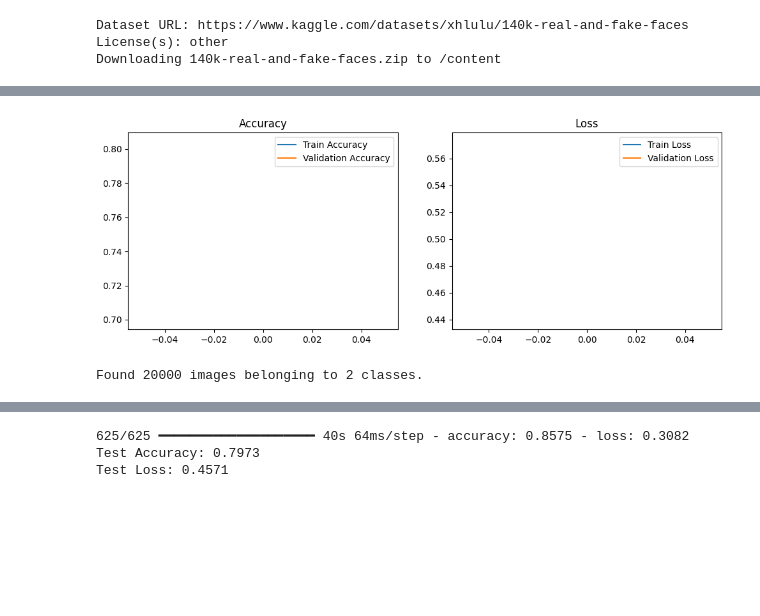
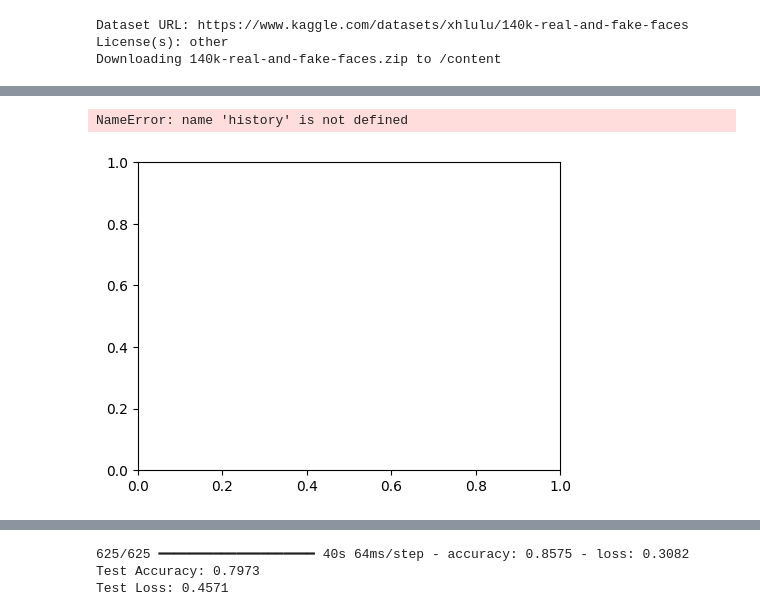
Before and after one commit to ojusgoel/Deepfake_FaceDetection_CNN, a Jupyter notebook: DeepFake_FaceDetection.ipynb, the cells around one changed output, grey strips where cells are left out. Drawn from its saved outputs; the diff is of its cells as text; code cells hidden in the pictures; blank space fills up the shorter version.

```diff
--- a/DeepFake_FaceDetection.ipynb
+++ b/DeepFake_FaceDetection.ipynb
@@ -339,3 +116,0 @@ history = model.fit(
-# %%
-val_loss, val_acc = model.evaluate(val_generator)
-print(f"Validation Accuracy: {val_acc:.2f}")
@@ -344,0 +198,20 @@ Validation Accuracy: 0.80
+# %%
+# Define device (GPU if available)
+device = torch.device("cuda" if torch.cuda.is_available() else "cpu")
+
+# Initialize the model and move to device
+model = CNNModel().to(device)
+
+# Define Loss Function and Optimizer
+criterion = nn.BCELoss()  # Binary Cross Entropy for binary classification
+optimizer = optim.Adam(model.parameters(), lr=0.001)
+# %%
+for images, labels in train_generator:
+    images = images.permute(0, 3, 1, 2)  # Convert (batch, height, width, channels) -> (batch, channels, height, width)
+    images, labels = images.to(device), labels.float().to(device)
+
+    optimizer.zero_grad()
+    outputs = model(images).squeeze()
+    loss = criterion(outputs, labels)
+    loss.backward()
+    optimizer.step()
@@ -345,21 +284,25 @@ Validation Accuracy: 0.80
 # %%
-import matplotlib.pyplot as plt
-
-# Plot accuracy & loss
 plt.figure(figsize=(12, 4))
 
+# Plot Accuracy
 plt.subplot(1, 2, 1)
-plt.plot(history.history['accuracy'], label='Train Accuracy')
-plt.plot(history.history['val_accuracy'], label='Validation Accuracy')
+plt.plot(train_accuracies, label='Train Accuracy')
+plt.plot(val_accuracies, label='Validation Accuracy')
+plt.xlabel('Epoch')
+plt.ylabel('Accuracy (%)')
 plt.legend()
-plt.title("Accuracy")
+plt.title("Training & Validation Accuracy")
 
+# Plot Loss
 plt.subplot(1, 2, 2)
-plt.plot(history.history['loss'], label='Train Loss')
-plt.plot(history.history['val_loss'], label='Validation Loss')
+plt.plot(train_losses, label='Train Loss')
+plt.plot(val_losses, label='Validation Loss')
+plt.xlabel('Epoch')
+plt.ylabel('Loss')
 plt.legend()
-plt.title("Loss")
+plt.title("Training & Validation Loss")
 
 plt.show()
 # %% [output]
+NameError: name 'history' is not defined
-[figure, old version]
+[figure, new version]
@@ -368,14 +308,0 @@ model.save("deepfake_detector.keras")
-# %%
-# Define ImageDataGenerator for Test Data
-test_datagen = ImageDataGenerator(rescale=1.0/255)  # Only rescale, no augmentation
-TEST_DATASET_PATH = "/content/real_vs_fake/real-vs-fake/test"
-# Load test dataset
-test_generator = test_datagen.flow_from_directory(
-    TEST_DATASET_PATH,  # Define the path where test images are stored
-    target_size=(IMG_SIZE, IMG_SIZE),
-    batch_size=BATCH_SIZE,
-    class_mode='binary',  # Adjust if your dataset is categorical
-    shuffle=False  # No need to shuffle for evaluation
-)
-# %% [output]
-Found 20000 images belonging to 2 classes.
```
Also changed, not shown: parts of 25 cells of this notebook.
